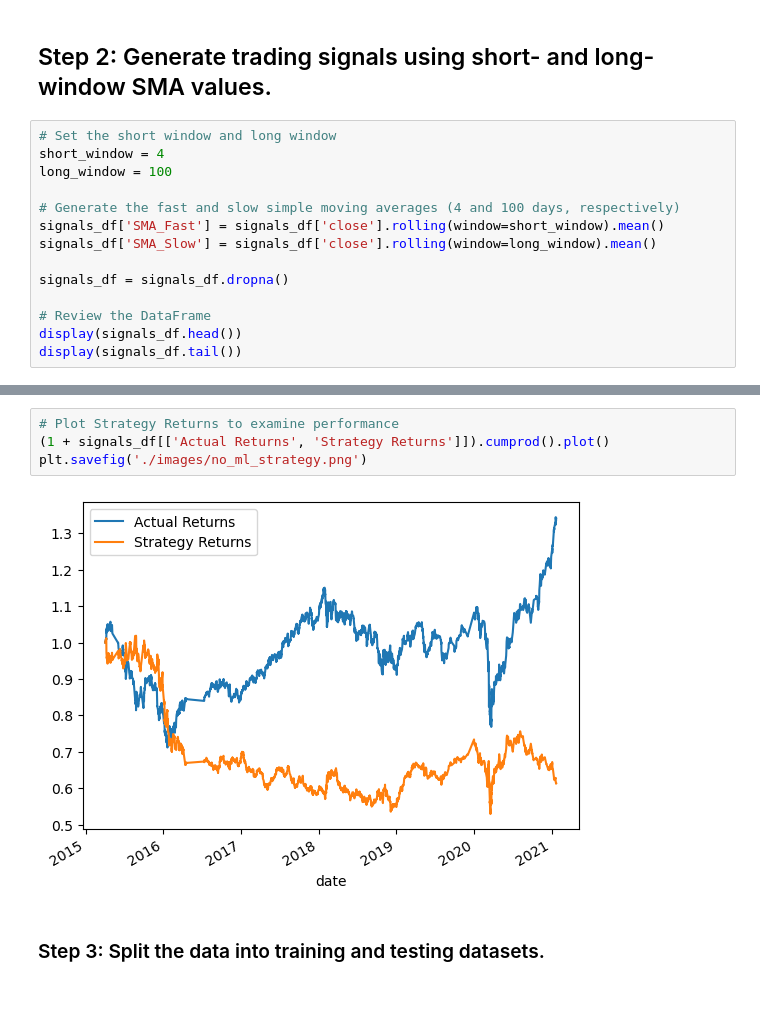
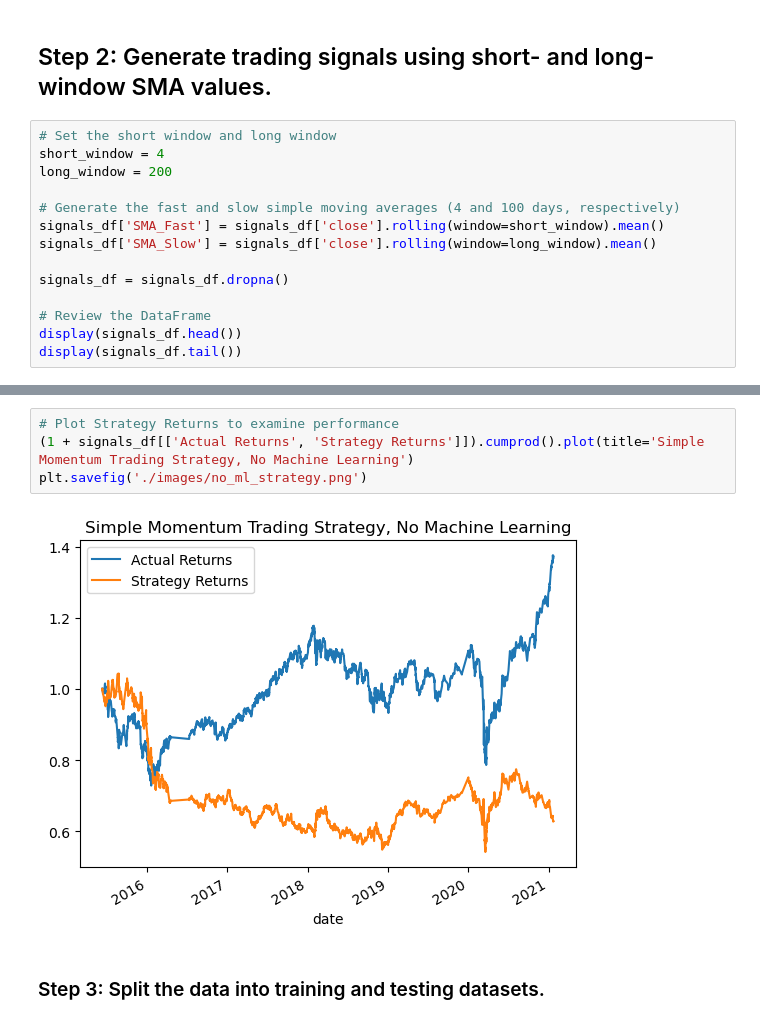
Before and after one commit to jamestan8292/Machine_Learning_Trading_Bot, a Jupyter notebook: machine_learning_trading_bot.ipynb, the cells around one changed output, grey strips where cells are left out. Cells and saved outputs as stored; diff of their text form; blank space fills up the shorter version.

Commit message:
machine_learning_trading_bot.ipynb Rev 3

```diff
--- a/machine_learning_trading_bot.ipynb
+++ b/machine_learning_trading_bot.ipynb
@@ -86,7 +86,7 @@ display(signals_df.tail())
 # %%
 # Set the short window and long window
 short_window = 4
-long_window = 100
+long_window = 200
 
 # Generate the fast and slow simple moving averages (4 and 100 days, respectively)
 signals_df['SMA_Fast'] = signals_df['close'].rolling(window=short_window).mean()
@@ -171,9 +171,9 @@ display(signals_df.tail())
 # %%
 # Plot Strategy Returns to examine performance
-(1 + signals_df[['Actual Returns', 'Strategy Returns']]).cumprod().plot()
+(1 + signals_df[['Actual Returns', 'Strategy Returns']]).cumprod().plot(title='Simple Momentum Trading Strategy, No Machine Learning')
 plt.savefig('./images/no_ml_strategy.png')
 # %% [output]
-[figure, old version]
+[figure, new version]
 # %% [markdown]
 ### Step 3: Split the data into training and testing datasets.
 # %%
```
Also changed, not shown: parts of 18 cells of this notebook.
